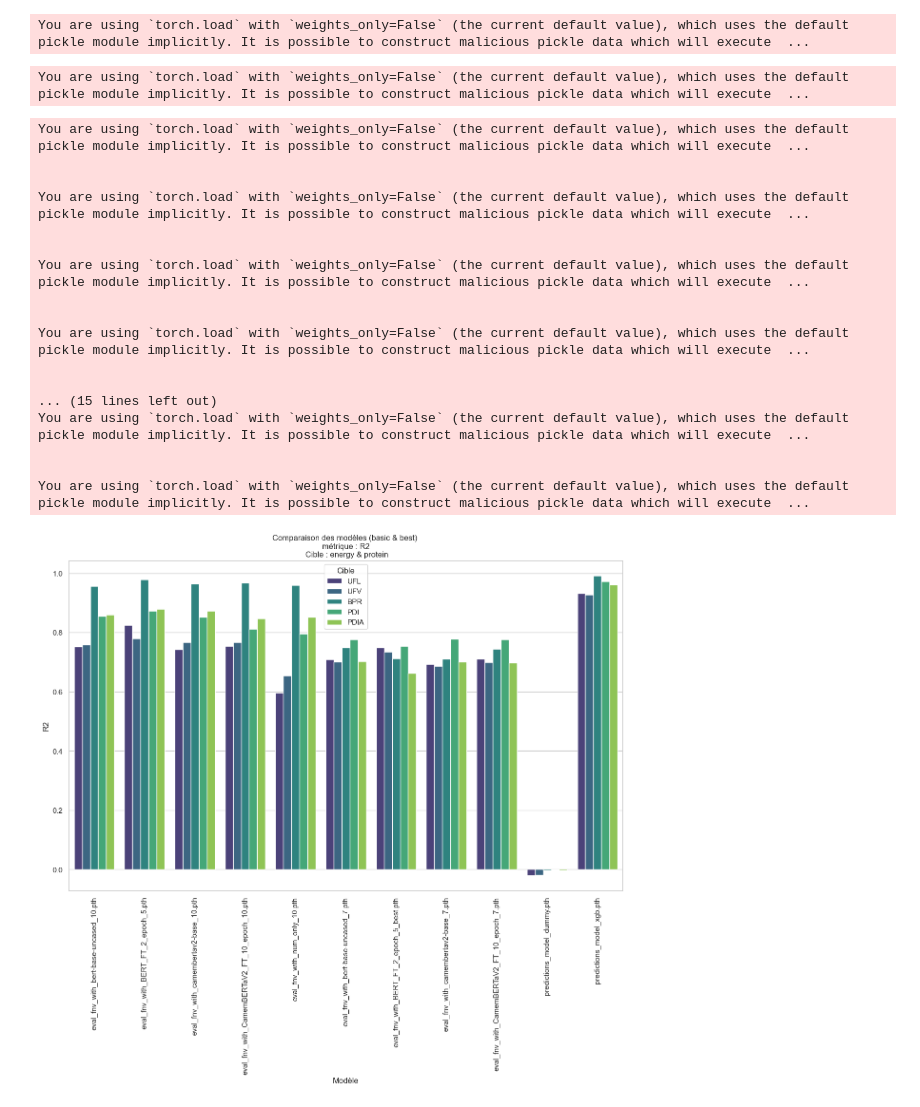
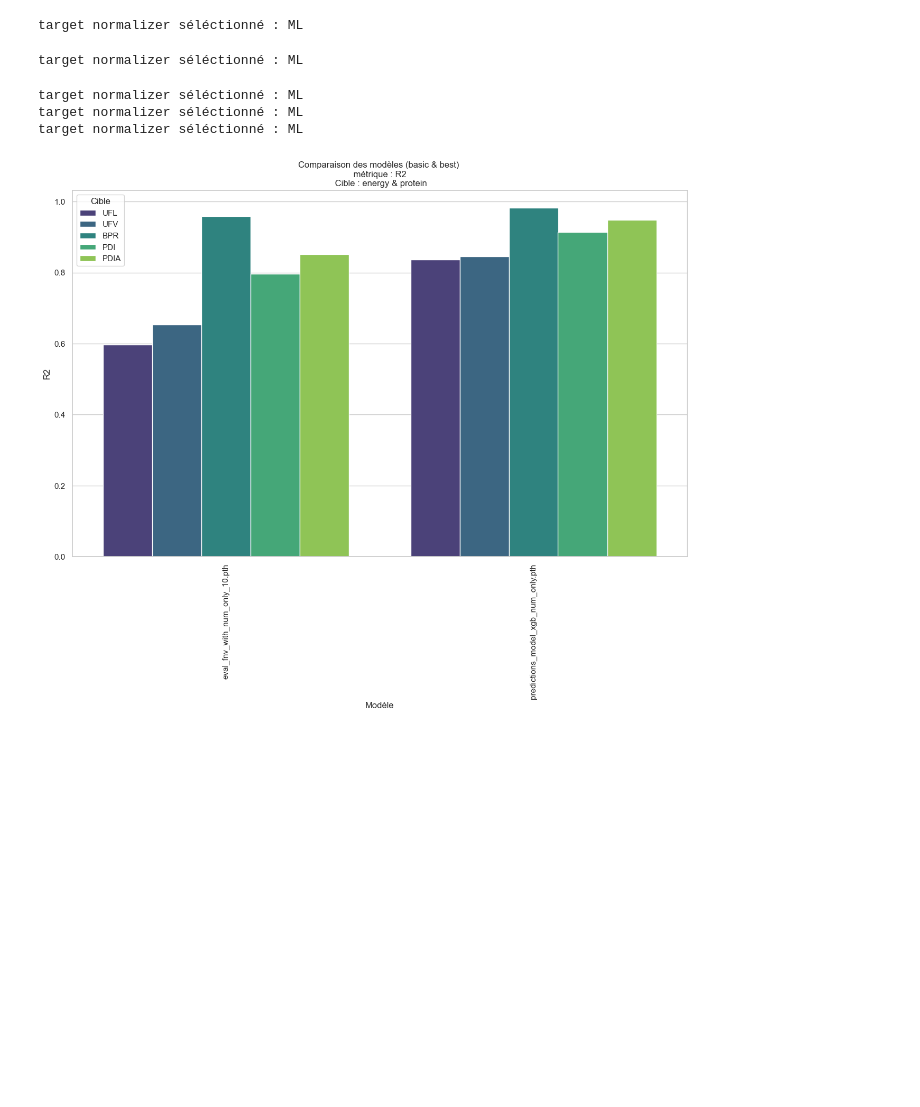
Before and after one commit to lauronta/projet_fil_rouge_afz, a Jupyter notebook: PerfPlot.ipynb, the cells around one changed output. Saved outputs shown, nothing was run; the diff lists cells and outputs as text; code cells hidden in the pictures; blank space fills up the shorter version.

Commit message:
Modèle XGB num only

```diff
--- a/PerfPlot.ipynb
+++ b/PerfPlot.ipynb
@@ -34,7 +34,7 @@ num_only_datasets = proper_loading(str(num_only_path))
 camemberta_datasets = proper_loading(str(camemberta_path))
 bert_datasets = proper_loading(str(bert_path))
 
-num_only_target_normalizer = num_only_datasets["Normalizer"]["target"]
+DL_num_only_target_normalizer = num_only_datasets["Normalizer"]["target"]
 camemberta_target_normalizer = camemberta_datasets["Normalizer"]["target"]
 bert_target_normalizer = bert_datasets["Normalizer"]["target"]
 
@@ -77,13 +73,13 @@ def normalizer_choice(model="eval_fnv_with_BERT_FT_2_epoch_5.pth", target_normal
             target_normalizer = bert_target_normalizer
         elif "Camembertav2" in model or "CamemBERTaV2" in model:
             target_normalizer = camemberta_target_normalizer
-        elif "num_only" in model:
-            target_normalizer = num_only_target_normalizer
-        elif "dummy" in model or "xgb" in model:
+        elif "num_only_10" in model:
+            target_normalizer = DL_num_only_target_normalizer
+        elif "dummy" in model or "xgb" in model or "xgb_num_only" in model:
             target_normalizer = ML_target_normalizer
+            print("target normalizer séléctionné : ML")
         else:
             raise ValueError("Problème avec le choix du normalizer")
-
         return target_normalizer
 
     else:
@@ -156,9 +152,9 @@ def plot_residuals(path="predictions/basic/", model="eval_fnv_with_BERT_FT_2_epo
 
             fig.show()
 
-plot_residuals(path="predictions/ML/", model="predictions_model_xgb.pth", matplotlib=False, Plotly=False, target_normalizer=True)
+plot_residuals(path="predictions/ML/", model="predictions_model_xgb_num_only.pth", matplotlib=False, Plotly=False, target_normalizer=True)
 # %% [output]
-You are using `torch.load` with `weights_only=False` (the current default value), which uses the default pickle module implicitly. It is possible to construct malicious pickle data which will execute  ...
+target normalizer séléctionné : ML
 # %%
 def show_predictions(path="predictions/basic/", model="eval_fnv_with_BERT_FT_2_epoch_5.pth", \
     target_names=target_names, target_normalizer=None, matplot=True, plotly = False, save=False, save_path="./model_test.pdf"):
@@ -235,7 +231,7 @@ def show_predictions(path="predictions/basic/", model="eval_fnv_with_BERT_FT_2_e
 
 show_predictions(path="predictions/ML/", model="predictions_model_xgb.pth", matplot=False, plotly=False, target_normalizer=True)
 # %% [output]
-You are using `torch.load` with `weights_only=False` (the current default value), which uses the default pickle module implicitly. It is possible to construct malicious pickle data which will execute  ...
+target normalizer séléctionné : ML
 # %%
 import os
 import torch
@@ -306,49 +302,35 @@ def Plot_errors_models_5(target_names=target_names, metric_fn=None, metric_name=
     if selected_target is not None:
         if selected_target == 'energy':
             df = df[df["Cible"].isin(["UFL", "UFV"])]
         elif selected_target == 'protein':
             df = df[df["Cible"].isin(["BPR", "PDI", "PDIA"])]
         else:
             raise ValueError("selected_target must be either 'energy' or 'protein'")
 
     # print(df)
 
     sns.set(style="whitegrid")
     plt.figure(figsize=(15, 9))
 
     sns.barplot(
         data=df,
         x="Modèle",
         y=metric_name,
         hue="Cible",
         palette="viridis",
         dodge=True
     )
 
     plt.title(f"Comparaison des modèles ({'basic & best' if selected_mode is None else selected_mode}) \n métrique : {metric_name} \n Cible : {selected_target if selected_target is not None else 'energy & protein'}")
     plt.xlabel("Modèle")
     plt.ylabel(metric_name)
     plt.xticks(rotation=90)
     plt.legend(title="Cible")
     plt.show()
 
-Plot_errors_models_5(metric_fn=r2_score, metric_name="R2", selected_models=None, selected_mode=None, selected_target=None, target_normalizer=False)
+Plot_errors_models_5(metric_fn=r2_score, metric_name="R2", selected_models=["eval_fnv_with_num_only_10.pth","predictions_model_xgb_num_only.pth"], selected_mode=None, selected_target=None, target_normalizer=False)
 # %% [output]
-You are using `torch.load` with `weights_only=False` (the current default value), which uses the default pickle module implicitly. It is possible to construct malicious pickle data which will execute  ...
-
-
-You are using `torch.load` with `weights_only=False` (the current default value), which uses the default pickle module implicitly. It is possible to construct malicious pickle data which will execute  ...
-
-
-You are using `torch.load` with `weights_only=False` (the current default value), which uses the default pickle module implicitly. It is possible to construct malicious pickle data which will execute  ...
-
-
-You are using `torch.load` with `weights_only=False` (the current default value), which uses the default pickle module implicitly. It is possible to construct malicious pickle data which will execute  ...
-
-
-... (15 lines left out)
-You are using `torch.load` with `weights_only=False` (the current default value), which uses the default pickle module implicitly. It is possible to construct malicious pickle data which will execute  ...
-
-
-You are using `torch.load` with `weights_only=False` (the current default value), which uses the default pickle module implicitly. It is possible to construct malicious pickle data which will execute  ...
+target normalizer séléctionné : ML
+target normalizer séléctionné : ML
+target normalizer séléctionné : ML
-[figure, old version]
+[figure, new version]
```
Also changed, not shown: parts of 2 cells of this notebook, 1 other file.
